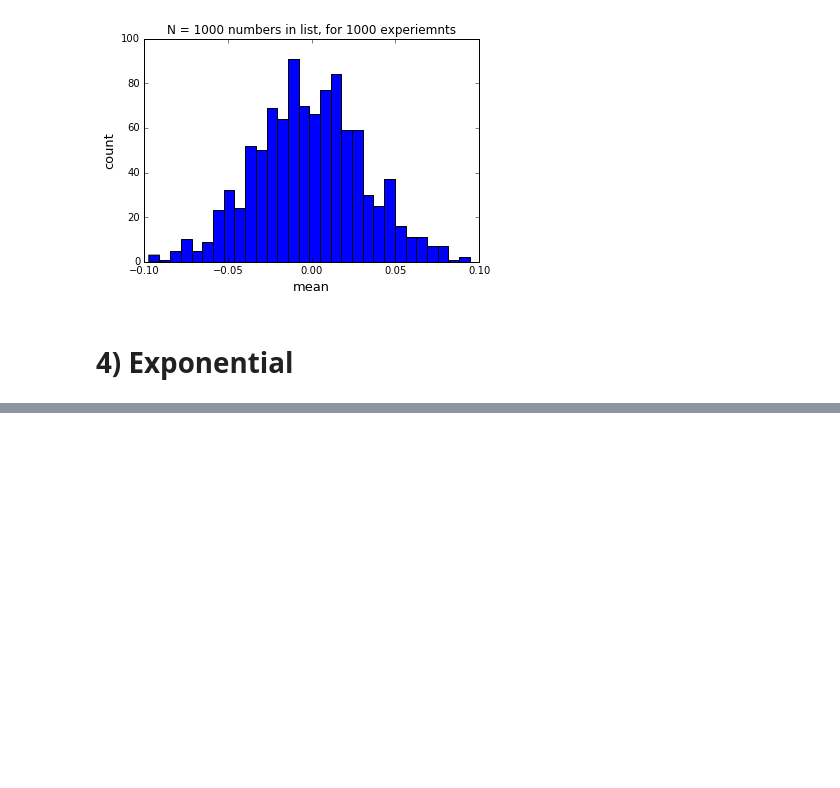
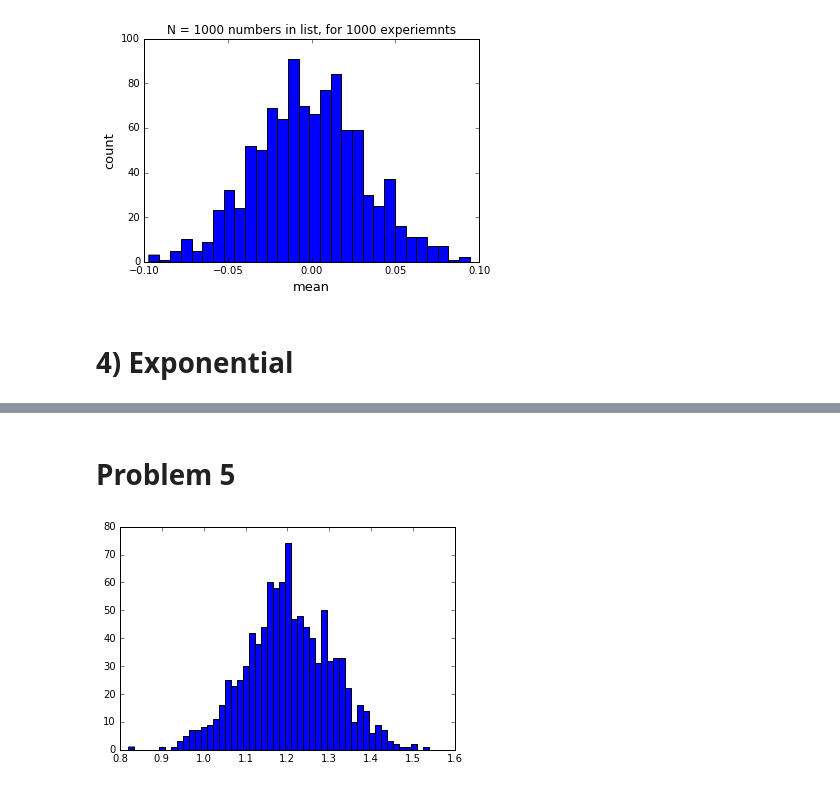
Before and after one commit to andrelondono/111b, a Jupyter notebook: Lab0ErrorAnalysis.ipynb, the cells around one changed output, grey strips where cells are left out. Saved outputs shown, nothing was run; the diff lists cells and outputs as text; code cells hidden in the pictures; blank space fills up the shorter version.

```diff
--- a/Lab0ErrorAnalysis.ipynb
+++ b/Lab0ErrorAnalysis.ipynb
@@ -153,0 +176,7 @@ Number of experiments within 3 sigma:  988
+# %% [markdown]
+# Problem 5
+# %%
+energy  = np.loadtxt("peak.dat")
+histo = plt.hist(energy,bins=50)
+# %% [output]
+[figure, added]
```
Also changed, not shown: parts of 21 cells of this notebook, 2 other files.
